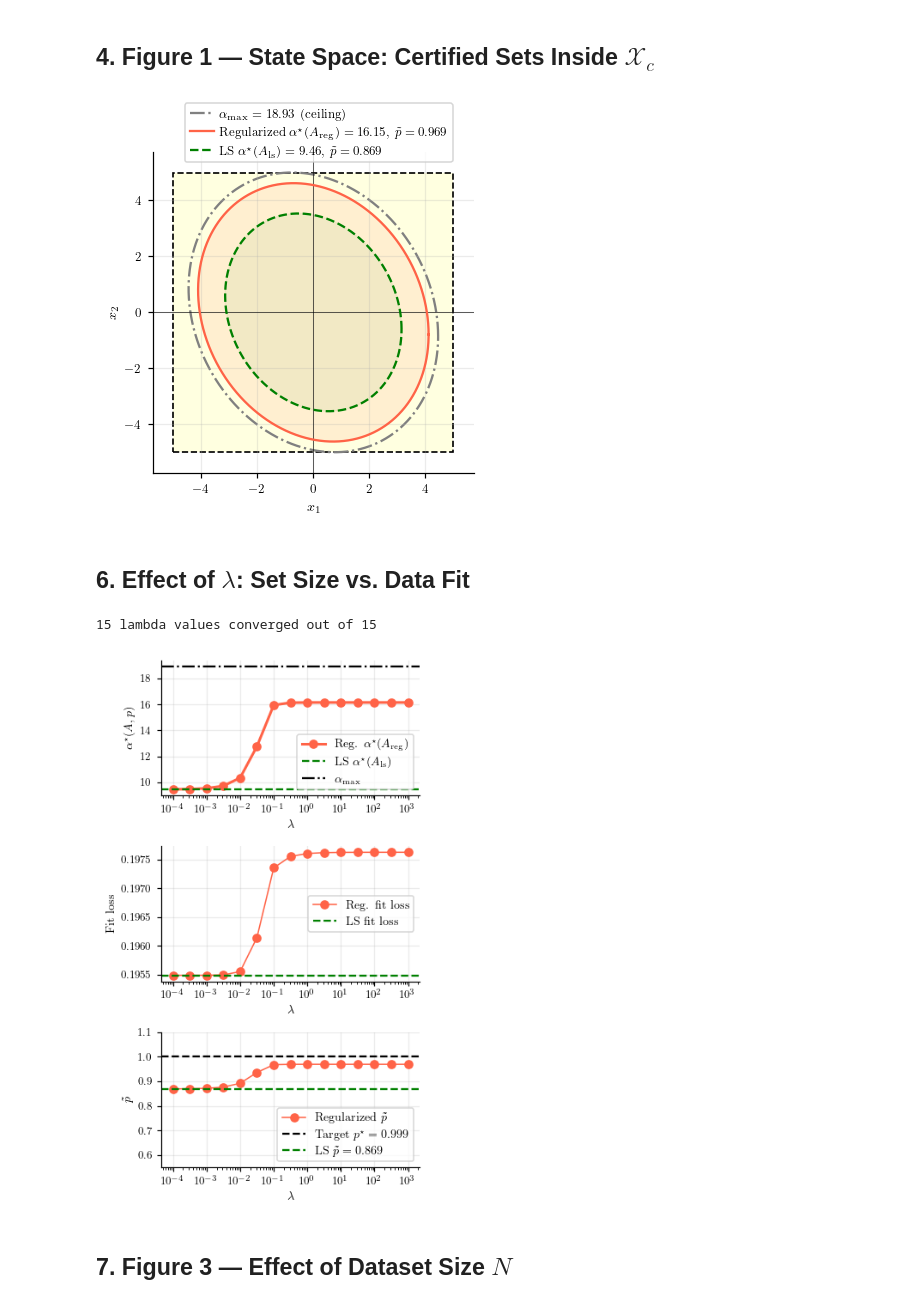
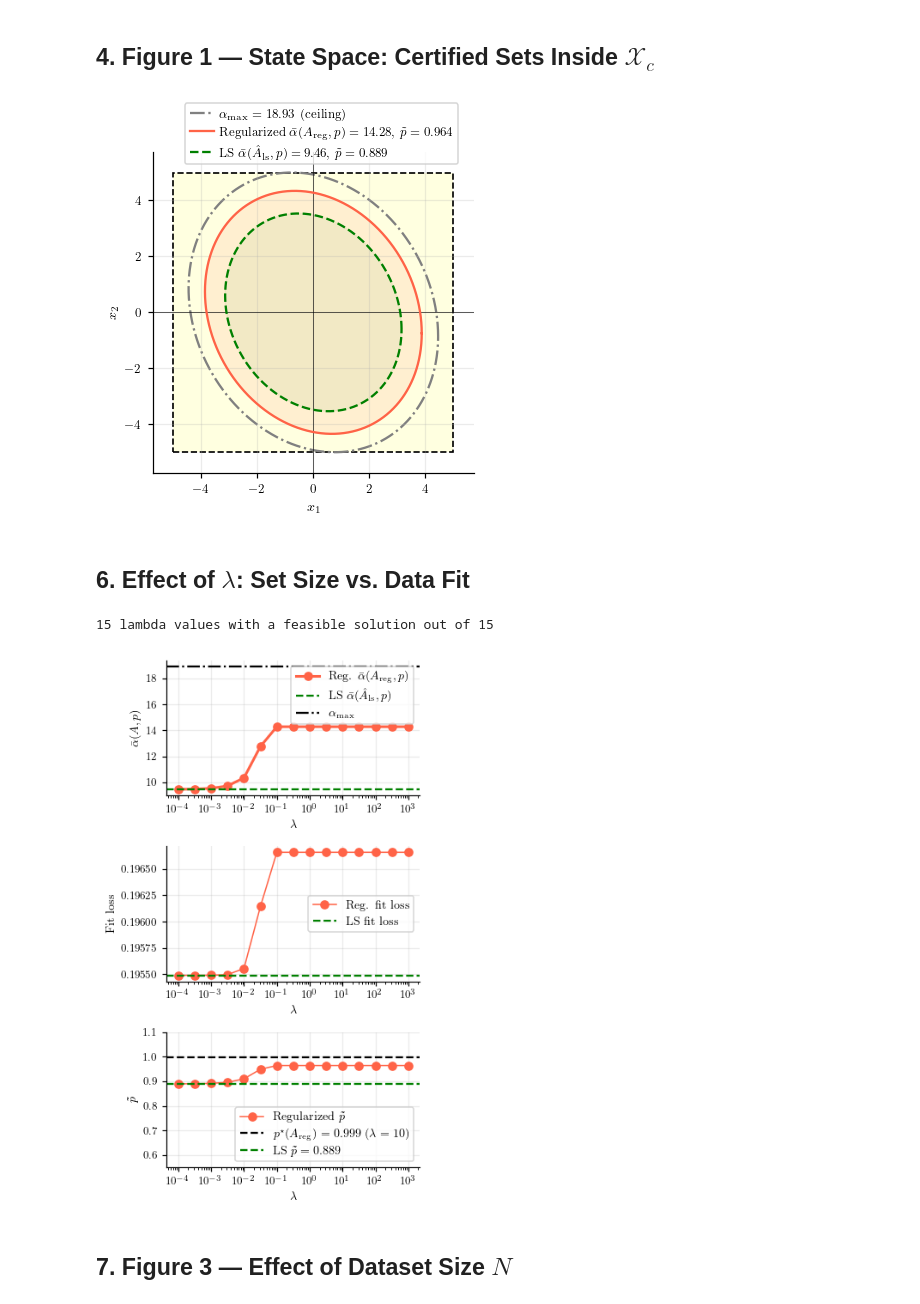
Before and after one commit to manasdm/probabilistic-invariance, a Jupyter notebook: main.ipynb, the cells around one changed output. Drawn from its saved outputs; the diff is of its cells as text; code cells hidden in the pictures.

```diff
--- a/main.ipynb
+++ b/main.ipynb
@@ -238,14 +239,14 @@ ax.plot(xs, ys, color='gray', lw=1.5, ls='-.', zorder=1,
 # Joint maximal PIS
 xs, ys = ellipse_pts(P, a_reg)
 ax.plot(xs, ys, color='tomato', lw=1.5, ls='-', zorder=4,
-        label=rf'Regularized $\alpha^{{\star}}(A_{{\rm reg}})={a_reg:.2f}$,  $\tilde{{p}}={pt_reg:.3f}$')
+        label=rf'Regularized $\bar{{\alpha}}(A_{{\rm reg}},p)={a_reg:.2f}$,  $\tilde{{p}}={pt_reg:.3f}$')
 ax.fill(xs, ys, color='tomato', alpha=0.10)
 
 # LS baseline
 if np.isfinite(a_ls):
     xs, ys = ellipse_pts(P, a_ls)
     ax.plot(xs, ys, color='green', lw=1.5, ls='--', zorder=3,
-            label=rf'LS $\alpha^{{\star}}(A_{{\rm ls}})={a_ls:.2f}$,  $\tilde{{p}}={pt_ls:.3f}$')
+            label=rf'LS $\bar{{\alpha}}(\hat{{A}}_{{\rm ls}},p)={a_ls:.2f}$,  $\tilde{{p}}={pt_ls:.3f}$')
     ax.fill(xs, ys, color='green', alpha=0.05)
 
 
@@ -274,7 +275,7 @@ plt.tight_layout(pad=0.3)
 plt.savefig('fig1_sets.pdf', bbox_inches='tight', pad_inches=0.02)
 plt.show()
 # %% [output]
-[figure, old version]
+[figure, new version]
 # %% [markdown]
 ## 6. Effect of $\lambda$: Set Size vs. Data Fit
 # %%
@@ -310,20 +311,20 @@ for lam_i in lam_vals:
     ))
 
 dfl = pd.DataFrame(rows_lam)
-print(f'{len(dfl)} lambda values converged out of {len(lam_vals)}')
+print(f'{len(dfl)} lambda values with a feasible solution out of {len(lam_vals)}')
 
 fig, axes = plt.subplots(3, 1, figsize=(3.6, 6))
 
 # Left: set size vs lambda
 ax  = axes[0]
 ax.semilogx(dfl['lam'], dfl['alpha_reg'], 'o-', color='tomato', lw=2,
-            label=rf'Reg. $\alpha^{{\star}}(A_{{\rm reg}})$')
+            label=rf'Reg. $\bar{{\alpha}}(A_{{\rm reg}},p)$')
 
 #ax.axhline(a_oracle,  color='orange',  ls='--', lw=1.5, label=rf'Oracle $\alpha^{{\star}}(A^{{\star}})$')
-ax.axhline(a_ls,      color='green', ls='--',  lw=1.5, label=rf'LS $\alpha^{{\star}}(A_{{\rm ls}})$')
+ax.axhline(a_ls,      color='green', ls='--',  lw=1.5, label=rf'LS $\bar{{\alpha}}(\hat{{A}}_{{\rm ls}},p)$')
 ax.axhline(alpha_max, color='black',   ls='-.', lw=1.5, label=rf'$\alpha_{{\max}}$')
 ax.set_xlabel('$\lambda$')
-ax.set_ylabel(rf'$\alpha^{{\star}}(A,p)$')
+ax.set_ylabel(rf'$\bar{{\alpha}}(A,p)$')
 #ax.set_title('Set size vs. $\\lambda$\n'
 #             '($\\lambda\\to 0$: LS model , $\\lambda\\to\\infty$: max set)')
 # ax.legend(loc='upper left',
@@ -346,36 +347,36 @@ ax.set_ylabel('Fit loss')
 #ax.set_title('Set size vs. $\\lambda$\n'
 #             '($\\lambda\\to 0$: LS model , $\\lambda\\to\\infty$: max set)')
 # ax.legend(loc='upper left',
 #           bbox_to_anchor=(0.0, 1.2),
 #           ncol=2,
 #           borderaxespad=0.,
 #           frameon=True,
 #           columnspacing=1.2,
 #           handletextpad=0.4)
 ax.legend(fontsize=9)
 ax.grid(True, alpha=0.25)
 
 
 
 # right: p_tilde vs lambda
 ax = axes[2]
 ax.semilogx(dfl['lam'], dfl['ptilde'], 'o-', color='tomato', lw=1,
             label=rf'Regularized $\tilde{{p}}$')
-ax.axhline(pstar_reg,     color='k',      ls='--', lw=1.5, label=f'Target $p^{{\star}}={pstar_reg:.3f}$')
+ax.axhline(pstar_reg,     color='k',      ls='--', lw=1.5, label=rf'$p^{{\star}}(A_{{\rm reg}})={pstar_reg:.3f}$ ($\lambda={lam}$)')
 ax.axhline(pt_ls, color='green', ls='--',  lw=1.5, label=f'LS $\\tilde{{p}}={pt_ls:.3f}$')
 ax.set_xlabel('$\lambda$');  ax.set_ylabel(rf'$\tilde{{p}}$');  ax.set_ylim([0.55, 1.1])
 #ax.set_title('Plant level $\\tilde{p}$ vs. $\\lambda$')
 ax.legend(loc= 'lower right',fontsize=9);
 ax.grid(True, alpha=0.25)
 
 
 
 plt.tight_layout()
 plt.savefig('fig2_lambda.pdf', bbox_inches='tight')
 plt.show()
 # %% [output]
-15 lambda values converged out of 15
+15 lambda values with a feasible solution out of 15
-[figure, old version]
+[figure, new version]
 # %% [markdown]
 ## 7. Figure 3 — Effect of Dataset Size $N$
 # %%
```
Also changed, not shown: parts of 10 cells of this notebook, 7 other files.
